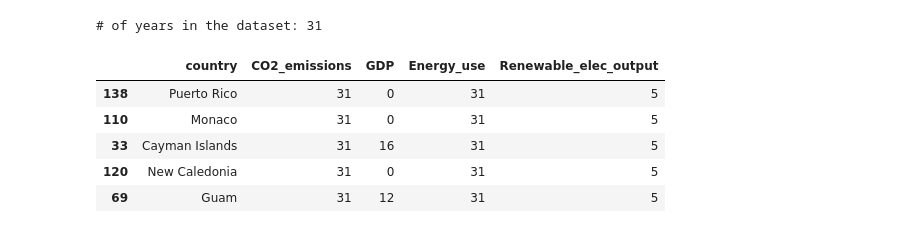
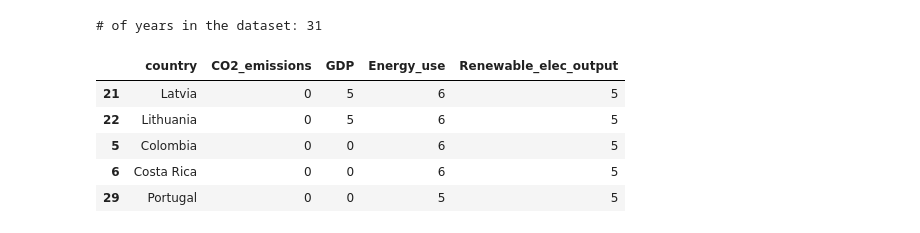
Before and after one commit to JuanRobledo12/Decision_Sciencies_Practical_Exam, a Jupyter notebook: q1.ipynb, the cells around one changed output. Drawn from its saved outputs; the diff is of its cells as text; code cells hidden in the pictures.

```diff
--- a/q1.ipynb
+++ b/q1.ipynb
@@ -118,15 +120,15 @@ print(f'# of years in the dataset: {len(df.date.unique())}')
 # of years in the dataset: 31
 # %%
 # Count missing values per country
-missing_values_by_country = manipulate_data.get_missing_value_groupby(df, groupby_column='country', sort_by='CO2_emissions')
+missing_values_by_country = manipulate_data.get_missing_value_groupby(df, groupby_column='country', sort_by='Energy_use')
 missing_values_by_country.head()
 # %% [output]
 |  | country | CO2_emissions | GDP | Energy_use | Renewable_elec_output |
-| 138 | Puerto Rico | 31 | 0 | 31 | 5 |
-| 110 | Monaco | 31 | 0 | 31 | 5 |
-| 33 | Cayman Islands | 31 | 16 | 31 | 5 |
-| 120 | New Caledonia | 31 | 0 | 31 | 5 |
-| 69 | Guam | 31 | 12 | 31 | 5 |
+| 21 | Latvia | 0 | 5 | 6 | 5 |
+| 22 | Lithuania | 0 | 5 | 6 | 5 |
+| 5 | Colombia | 0 | 0 | 6 | 5 |
+| 6 | Costa Rica | 0 | 0 | 6 | 5 |
+| 29 | Portugal | 0 | 0 | 5 | 5 |
 # %%
 countries_to_remove = manipulate_data.get_items_to_remove(df, missing_values_by_country, target_col_name='date', groupby_col = 'country')
 list(countries_to_remove)
```
Also changed, not shown: parts of 29 cells of this notebook, 14 other files.
